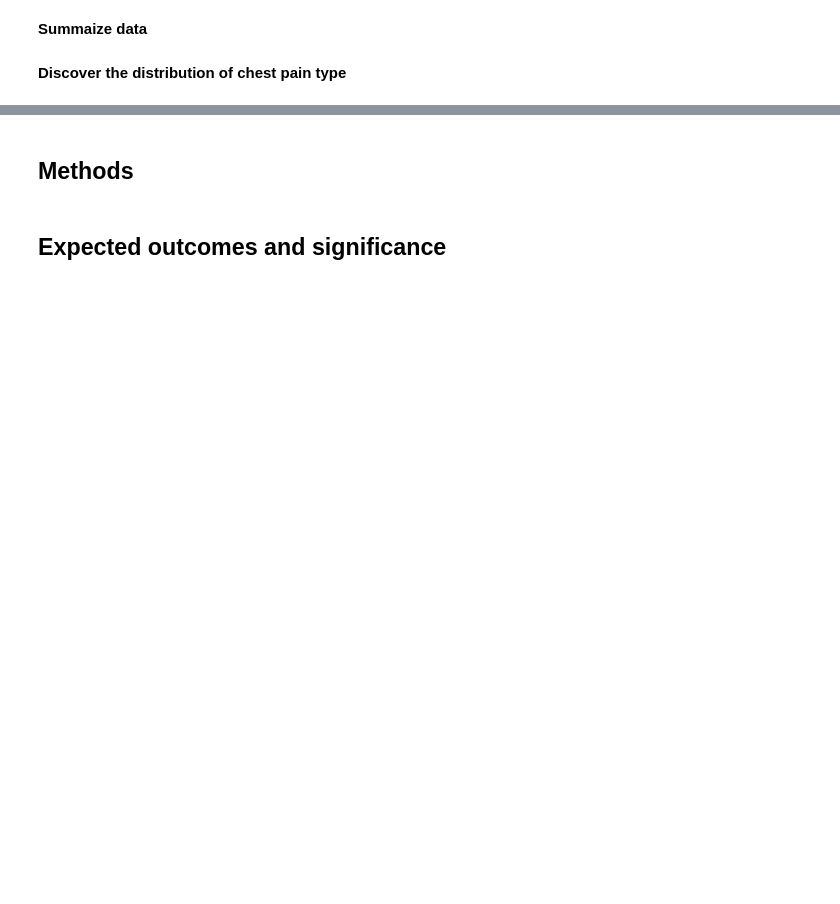
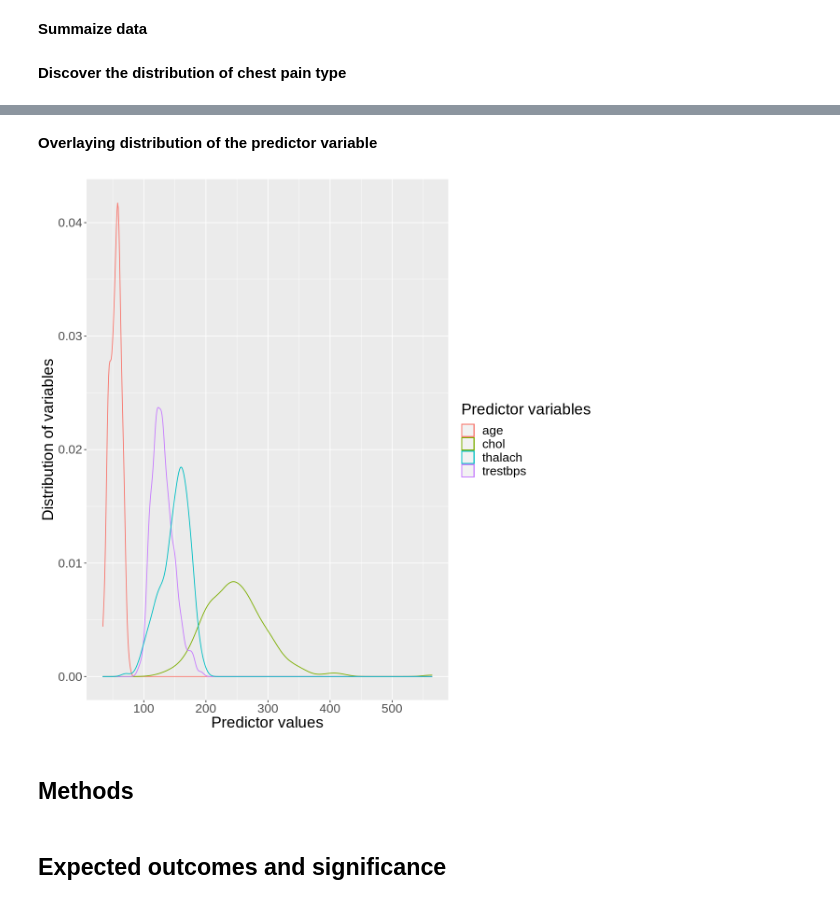
Before and after one commit to Yuvitee/DSCI-100-project, a Jupyter notebook: Heart Disease Proposal.ipynb, the cells around one changed output, grey strips where cells are left out. Cells and saved outputs as stored; diff of their text form; code cells hidden in the pictures; blank space fills up the shorter version.

```diff
--- a/Heart Disease Proposal.ipynb
+++ b/Heart Disease Proposal.ipynb
@@ -203,3 +202,15 @@ age_vs_thalach
+# %% [markdown]
+**Overlaying distribution of the predictor variable**
+# %%
+ggplot(type_train_data) +
+geom_density(aes(x=age, color = 'age')) +
+geom_density(aes(x=chol, color = 'chol')) +
+geom_density(aes(x=trestbps, color = 'trestbps')) +
+geom_density(aes(x=thalach, color = 'thalach'))+
+labs(x = "Predictor values", y = "Distribution of variables", color = "Predictor variables") +
+theme(text = element_text(size = 20))
+# %% [output]
+[figure, added]
 # %% [markdown]
 ## Methods
 # %% [markdown]
```
Also changed, not shown: parts of 15 cells of this notebook.
